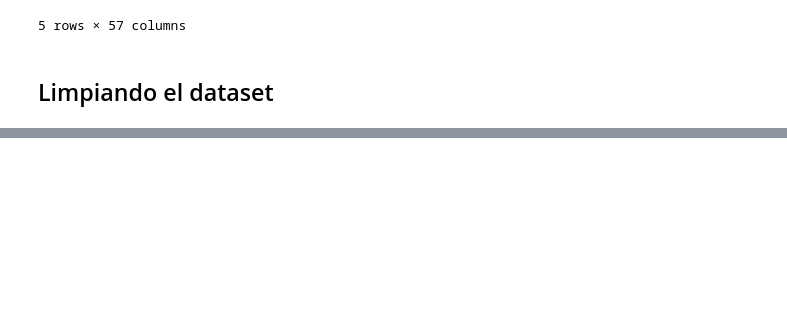
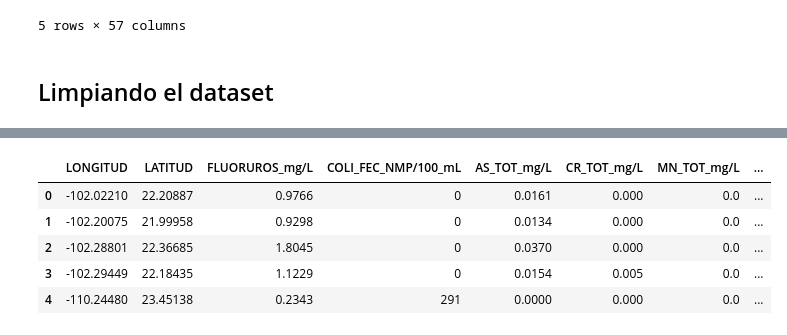
Before and after one commit to PosgradoMNA/actividades-del-projecto-cad_equipo_11, a Jupyter notebook: notebooks/reto_entrega_1.ipynb, the cells around one changed output, grey strips where cells are left out. Saved outputs shown, nothing was run; the diff lists cells and outputs as text; code cells hidden in the pictures; blank space fills up the shorter version.

```diff
--- a/notebooks/reto_entrega_1.ipynb
+++ b/notebooks/reto_entrega_1.ipynb
@@ -19,0 +63,11 @@ columnas_remover = ['CLAVE', 'SITIO', 'ORGANISMO_DE_CUENCA', 'ESTADO', 'MUNICIPI
+# %%
+numerics = ['int64', 'int32', 'int64', 'float16', 'float32', 'float64']
+df_numeric = df.select_dtypes(include=numerics)
+df_numeric.head()
+# %% [output]
+|  | LONGITUD | LATITUD | FLUORUROS_mg/L | COLI_FEC_NMP/100_mL | AS_TOT_mg/L | CR_TOT_mg/L | MN_TOT_mg/L | ... |
+| 0 | -102.02210 | 22.20887 | 0.9766 | 0 | 0.0161 | 0.000 | 0.0 | ... |
+| 1 | -102.20075 | 21.99958 | 0.9298 | 0 | 0.0134 | 0.000 | 0.0 | ... |
+| 2 | -102.28801 | 22.36685 | 1.8045 | 0 | 0.0370 | 0.000 | 0.0 | ... |
+| 3 | -102.29449 | 22.18435 | 1.1229 | 0 | 0.0154 | 0.005 | 0.0 | ... |
+| 4 | -110.24480 | 23.45138 | 0.2343 | 291 | 0.0000 | 0.000 | 0.0 | ... |
```
Also changed, not shown: parts of 9 cells of this notebook, 1 other file.
